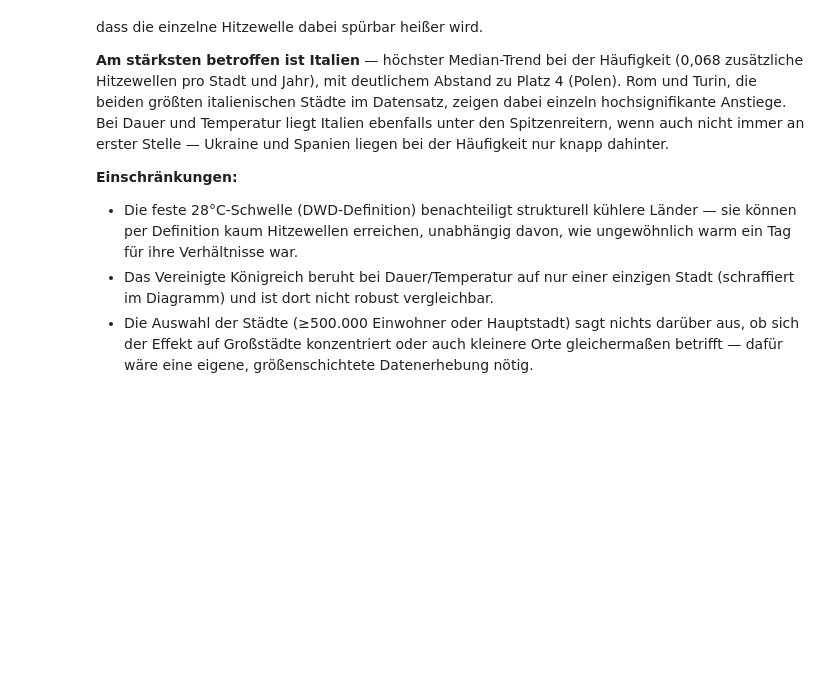
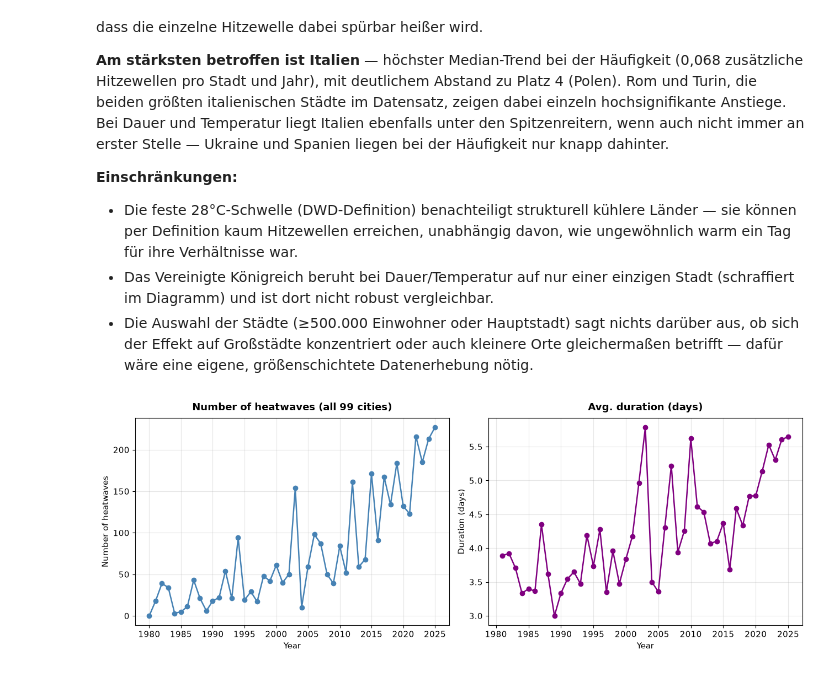
Before and after one commit to mahmoodmoehb2/DS-Project, a Jupyter notebook: RQ3 FINAL.ipynb, the cells around one changed output. Cells and saved outputs as stored; diff of their text form; code cells hidden in the pictures; blank space fills up the shorter version.

```diff
--- a/RQ3 FINAL.ipynb
+++ b/RQ3 FINAL.ipynb
@@ -409,3 +409,31 @@ Europaweit sind Hitzewellen seit 1980 signifikant häufiger (+4,0/Jahr, p<0,001)
 - Die feste 28°C-Schwelle (DWD-Definition) benachteiligt strukturell kühlere Länder — sie können per Definition kaum Hitzewellen erreichen, unabhängig davon, wie ungewöhnlich warm ein Tag für ihre Verhältnisse war.
 - Das Vereinigte Königreich beruht bei Dauer/Temperatur auf nur einer einzigen Stadt (schraffiert im Diagramm) und ist dort nicht robust vergleichbar.
 - Die Auswahl der Städte (≥500.000 Einwohner oder Hauptstadt) sagt nichts darüber aus, ob sich der Effekt auf Großstädte konzentriert oder auch kleinere Orte gleichermaßen betrifft — dafür wäre eine eigene, größenschichtete Datenerhebung nötig.
+# %%
+n_cities = len(cities_df) - len(exclude_idx)
+
+fig, axes = plt.subplots(1, 2, figsize=(13, 4.8))
+
+def style_axis_poster(ax, ylabel, title):
+    ax.set_title(title, fontsize=13, fontweight="bold", pad=10)
+    ax.set_xlabel("Year", fontsize=11)
+    ax.set_ylabel(ylabel, fontsize=11)
+    tick_years = [y for y in range(1980, 2026) if y % 5 == 0]
+    ax.set_xticks(tick_years)
+    ax.set_xticklabels(tick_years, rotation=0, fontsize=11)
+    ax.tick_params(axis="y", labelsize=11)
+    ax.grid(axis="both", alpha=0.3)
+    for spine in ax.spines.values():
+        spine.set_linewidth(0.8)
+
+axes[0].plot(yearly["year"], yearly["n_heatwaves"], marker="o", color="steelblue", linewidth=1.8)
+style_axis_poster(axes[0], "Number of heatwaves", f"Number of heatwaves (all {n_cities} cities)")
+
+axes[1].plot(yearly["year"], yearly["avg_duration"], marker="o", color="purple", linewidth=1.8)
+style_axis_poster(axes[1], "Duration (days)", "Avg. duration (days)")
+
+plt.tight_layout()
+plt.savefig("data/processed/poster_frequency_duration_europe.png", dpi=300, bbox_inches="tight", facecolor="white")
+plt.show()
+# %% [output]
+[figure, added]
```
Also changed, not shown: parts of 9 cells of this notebook, 30 other files.
